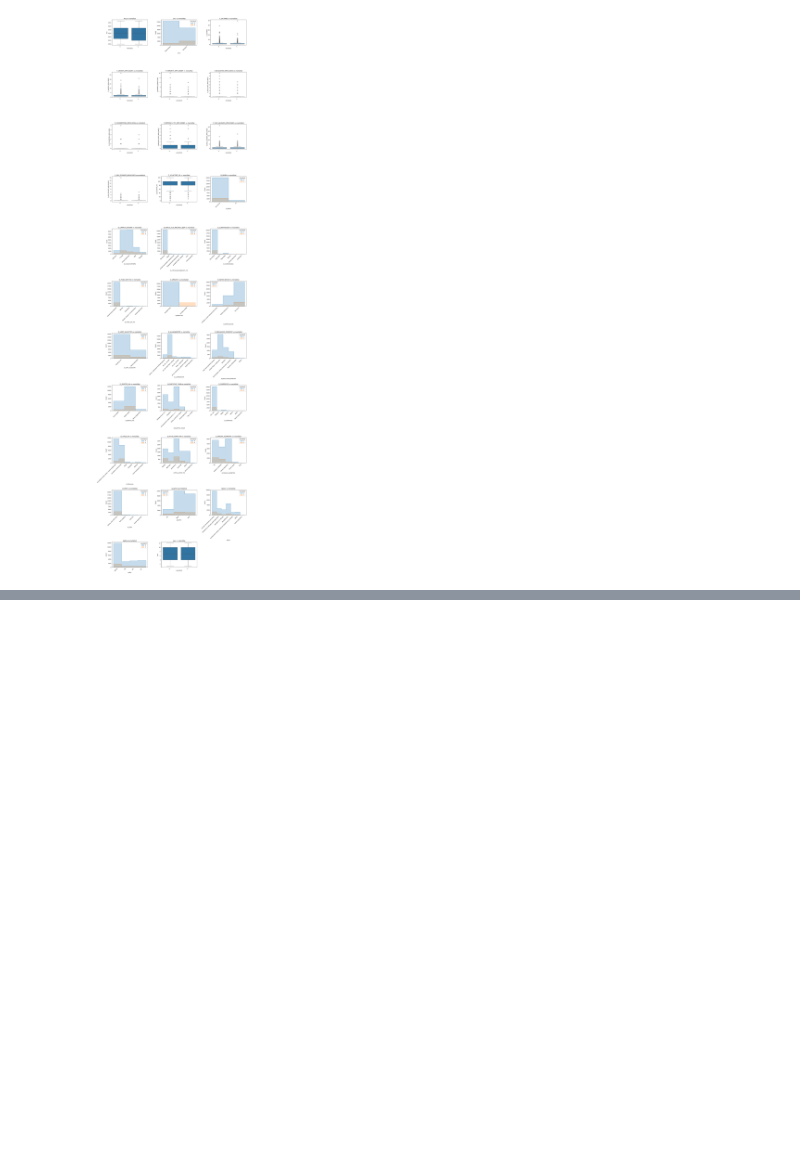
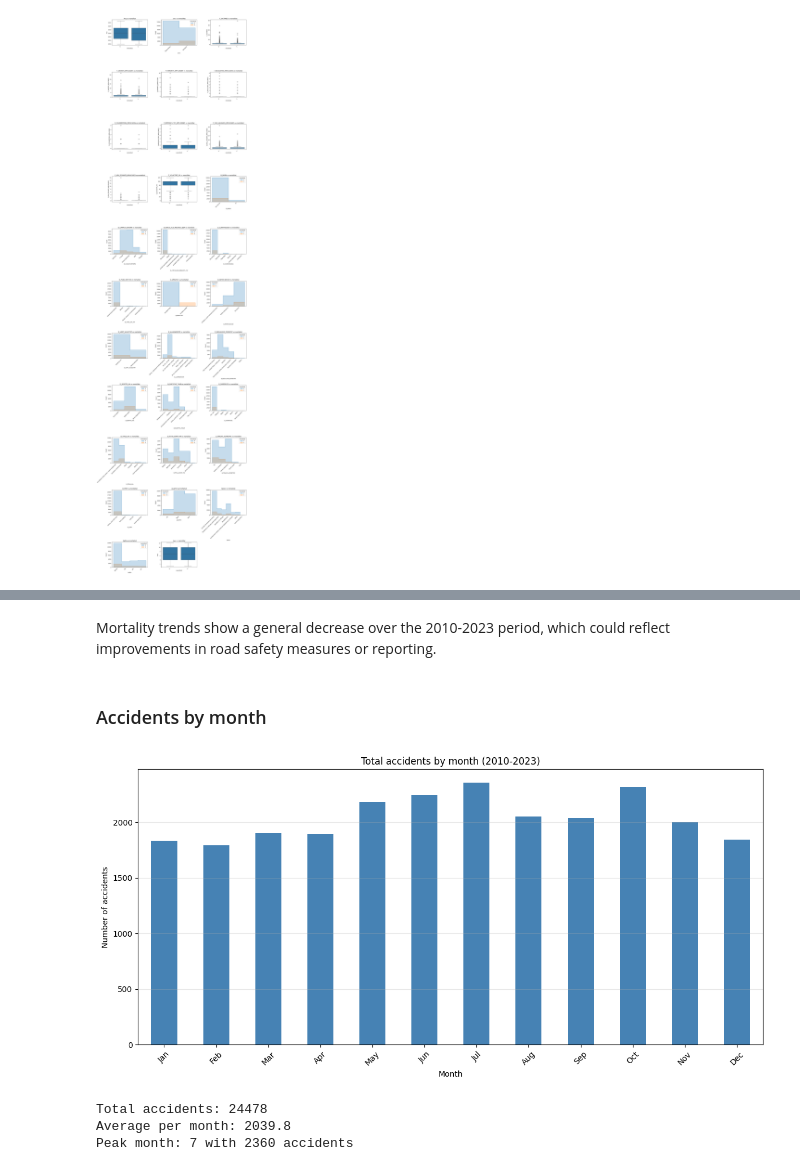
Before and after one commit to uripont/catalan-traffic-accident-analysis, a Jupyter notebook: notebooks/01_exploratory_analysis.ipynb, the cells around one changed output, grey strips where cells are left out. Saved outputs shown, nothing was run; the diff lists cells and outputs as text; code cells hidden in the pictures; blank space fills up the shorter version.

```diff
--- a/notebooks/01_exploratory_analysis.ipynb
+++ b/notebooks/01_exploratory_analysis.ipynb
@@ -311,0 +471,25 @@ Average per year: 220.9
+# %% [markdown]
+Mortality trends show a general decrease over the 2010-2023 period, which could reflect improvements in road safety measures or reporting.
+# %% [markdown]
+### Accidents by month
+# %%
+acc_by_month = df.groupby('mes').size()
+
+fig, ax = plt.subplots(figsize=(12, 6))
+acc_by_month.plot(kind='bar', ax=ax, color='steelblue')
+ax.set_title('Total accidents by month (2010-2023)')
+ax.set_xlabel('Month')
+ax.set_ylabel('Number of accidents')
+ax.set_xticklabels(['Jan', 'Feb', 'Mar', 'Apr', 'May', 'Jun', 'Jul', 'Aug', 'Sep', 'Oct', 'Nov', 'Dec'], rotation=45)
+ax.grid(axis='y', alpha=0.3)
+plt.tight_layout()
+plt.show()
+
+print(f"Total accidents: {acc_by_month.sum()}")
+print(f"Average per month: {acc_by_month.mean():.1f}")
+print(f"Peak month: {acc_by_month.idxmax()} with {acc_by_month.max()} accidents")
+# %% [output]
+[figure, added]
+Total accidents: 24478
+Average per month: 2039.8
+Peak month: 7 with 2360 accidents
```
Also changed, not shown: parts of 63 cells of this notebook.
